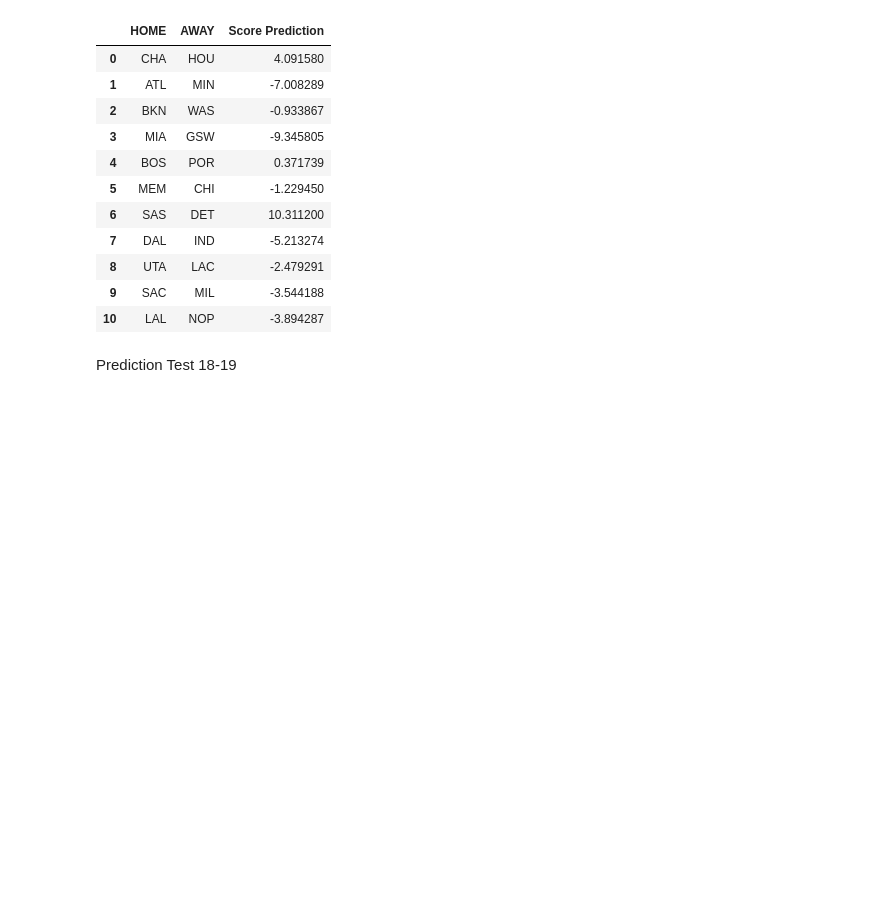
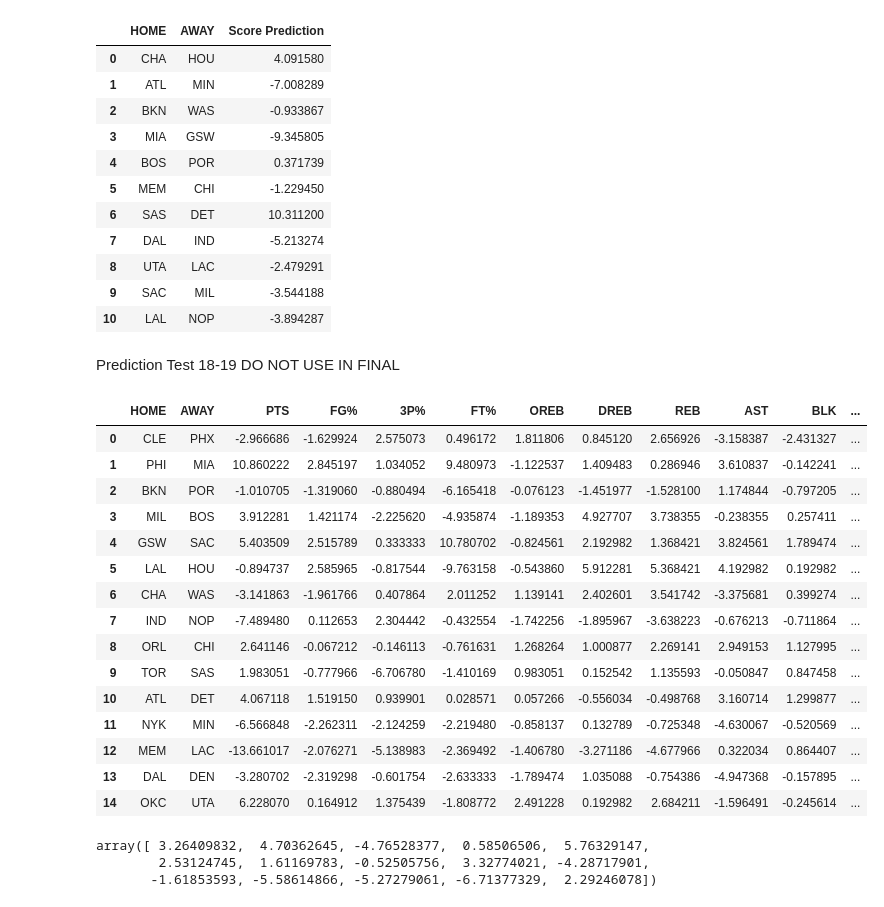
Before and after one commit to rwjenks/Final, a Jupyter notebook: Tim_Files/NBA_Averages_All_Star_1819.ipynb, the cells around one changed output. Drawn from its saved outputs; the diff is of its cells as text; code cells hidden in the pictures; blank space fills up the shorter version.

Commit message:
predictions for presentation and test predictions

```diff
--- a/Tim_Files/NBA_Averages_All_Star_1819.ipynb
+++ b/Tim_Files/NBA_Averages_All_Star_1819.ipynb
@@ -318,3 +318,45 @@ presentation_prediction
 | 10 | LAL | NOP | -3.894287 |
 # %% [markdown]
 Prediction Test 18-19
+DO NOT USE IN FINAL
+# %%
+cle_phx = full_1819.loc[(full_1819['HOME'] == 'CLE') & (full_1819['AWAY'] == 'PHX')]
+phi_mia = full_1819.loc[(full_1819['HOME'] == 'PHI') & (full_1819['AWAY'] == 'MIA')]
+bkn_por = full_1819.loc[(full_1819['HOME'] == 'BKN') & (full_1819['AWAY'] == 'POR')]
+mil_bos = full_1819.loc[(full_1819['HOME'] == 'MIL') & (full_1819['AWAY'] == 'BOS')]
+gsw_sac = full_1819.loc[(full_1819['HOME'] == 'GSW') & (full_1819['AWAY'] == 'SAC')]
+lal_hou = full_1819.loc[(full_1819['HOME'] == 'LAL') & (full_1819['AWAY'] == 'HOU')]
+cha_was = full_1819.loc[(full_1819['HOME'] == 'CHA') & (full_1819['AWAY'] == 'WAS')]
+ind_nop = full_1819.loc[(full_1819['HOME'] == 'IND') & (full_1819['AWAY'] == 'NOP')]
+orl_chi = full_1819.loc[(full_1819['HOME'] == 'ORL') & (full_1819['AWAY'] == 'CHI')]
+tor_sas = full_1819.loc[(full_1819['HOME'] == 'TOR') & (full_1819['AWAY'] == 'SAS')]
+atl_det = full_1819.loc[(full_1819['HOME'] == 'ATL') & (full_1819['AWAY'] == 'DET')]
+nyk_min = full_1819.loc[(full_1819['HOME'] == 'NYK') & (full_1819['AWAY'] == 'MIN')]
+mem_lac = full_1819.loc[(full_1819['HOME'] == 'MEM') & (full_1819['AWAY'] == 'LAC')]
+dal_den = full_1819.loc[(full_1819['HOME'] == 'DAL') & (full_1819['AWAY'] == 'DEN')]
+okc_uta = full_1819.loc[(full_1819['HOME'] == 'OKC') & (full_1819['AWAY'] == 'UTA')]
+
+predict_test = pd.concat([cle_phx, phi_mia, bkn_por, mil_bos, gsw_sac, lal_hou,
+                          cha_was, ind_nop, orl_chi, tor_sas, atl_det, nyk_min,
+                          mem_lac, dal_den, okc_uta], axis=0, sort=True)
+
+predict_test = predict_test[['HOME', 'AWAY', 'PTS', 'FG%', '3P%', 'FT%', 'OREB', 'DREB', 'REB', 'AST', 'BLK', 'TOV', 'PF']]
+predict_test.reset_index(drop=True, inplace=True)
+predict_test
+# %% [output]
+|  | HOME | AWAY | PTS | FG% | 3P% | FT% | OREB | DREB | REB | AST | BLK | ... |
+| 0 | CLE | PHX | -2.966686 | -1.629924 | 2.575073 | 0.496172 | 1.811806 | 0.845120 | 2.656926 | -3.158387 | -2.431327 | ... |
+| 1 | PHI | MIA | 10.860222 | 2.845197 | 1.034052 | 9.480973 | -1.122537 | 1.409483 | 0.286946 | 3.610837 | -0.142241 | ... |
+| 2 | BKN | POR | -1.010705 | -1.319060 | -0.880494 | -6.165418 | -0.076123 | -1.451977 | -1.528100 | 1.174844 | -0.797205 | ... |
+| 3 | MIL | BOS | 3.912281 | 1.421174 | -2.225620 | -4.935874 | -1.189353 | 4.927707 | 3.738355 | -0.238355 | 0.257411 | ... |
+| 4 | GSW | SAC | 5.403509 | 2.515789 | 0.333333 | 10.780702 | -0.824561 | 2.192982 | 1.368421 | 3.824561 | 1.789474 | ... |
+| 5 | LAL | HOU | -0.894737 | 2.585965 | -0.817544 | -9.763158 | -0.543860 | 5.912281 | 5.368421 | 4.192982 | 0.192982 | ... |
+| 6 | CHA | WAS | -3.141863 | -1.961766 | 0.407864 | 2.011252 | 1.139141 | 2.402601 | 3.541742 | -3.375681 | 0.399274 | ... |
+| 7 | IND | NOP | -7.489480 | 0.112653 | 2.304442 | -0.432554 | -1.742256 | -1.895967 | -3.638223 | -0.676213 | -0.711864 | ... |
+| 8 | ORL | CHI | 2.641146 | -0.067212 | -0.146113 | -0.761631 | 1.268264 | 1.000877 | 2.269141 | 2.949153 | 1.127995 | ... |
+| 9 | TOR | SAS | 1.983051 | -0.777966 | -6.706780 | -1.410169 | 0.983051 | 0.152542 | 1.135593 | -0.050847 | 0.847458 | ... |
+| 10 | ATL | DET | 4.067118 | 1.519150 | 0.939901 | 0.028571 | 0.057266 | -0.556034 | -0.498768 | 3.160714 | 1.299877 | ... |
+| 11 | NYK | MIN | -6.566848 | -2.262311 | -2.124259 | -2.219480 | -0.858137 | 0.132789 | -0.725348 | -4.630067 | -0.520569 | ... |
+| 12 | MEM | LAC | -13.661017 | -2.076271 | -5.138983 | -2.369492 | -1.406780 | -3.271186 | -4.677966 | 0.322034 | 0.864407 | ... |
+| 13 | DAL | DEN | -3.280702 | -2.319298 | -0.601754 | -2.633333 | -1.789474 | 1.035088 | -0.754386 | -4.947368 | -0.157895 | ... |
+| 14 | OKC | UTA | 6.228070 | 0.164912 | 1.375439 | -1.808772 | 2.491228 | 0.192982 | 2.684211 | -1.596491 | -0.245614 | ... |
@@ -320,0 +365,7 @@ Prediction Test 18-19
+# %%
+predictions_test = loaded_model.predict(X_test)
+predictions_test
+# %% [output]
+array([ 3.26409832,  4.70362645, -4.76528377,  0.58506506,  5.76329147,
+        2.53124745,  1.61169783, -0.52505756,  3.32774021, -4.28717901,
+       -1.61853593, -5.58614866, -5.27279061, -6.71377329,  2.29246078])
```
Also changed, not shown: parts of 5 cells of this notebook.
